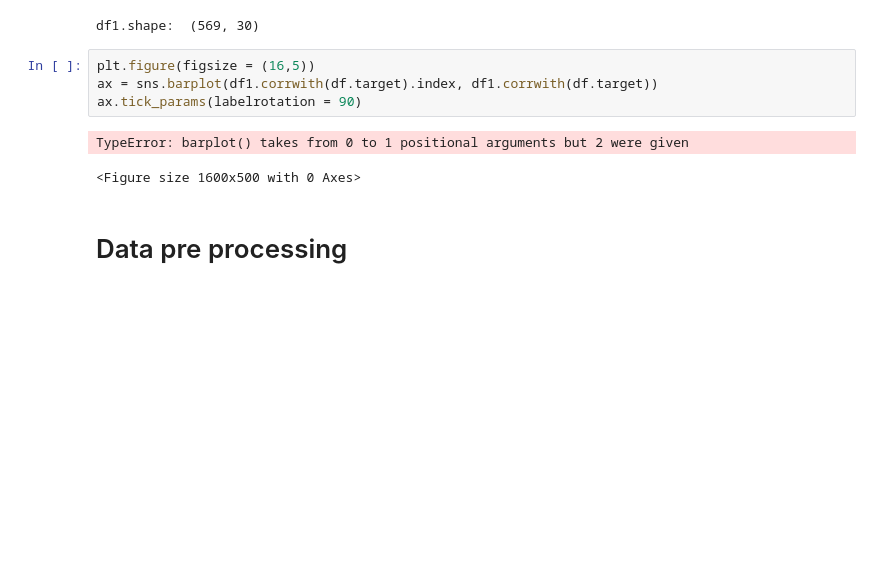
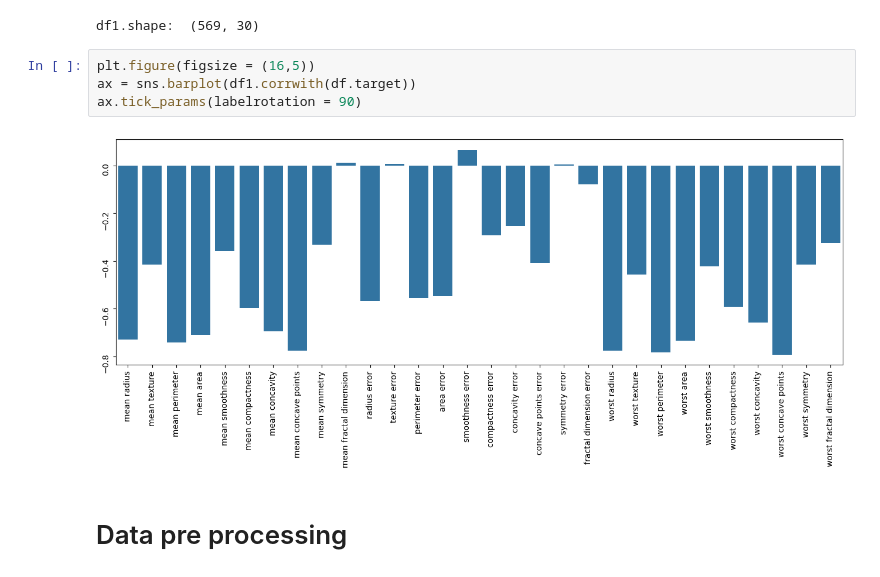
Before and after one commit to JaneeshaJ2001/Deep-Learning-Practise, a Jupyter notebook: Breast_Cancer_Detection.ipynb, the cells around one changed output. Saved outputs shown, nothing was run; the diff lists cells and outputs as text; blank space fills up the shorter version.

```diff
--- a/Breast_Cancer_Detection.ipynb
+++ b/Breast_Cancer_Detection.ipynb
@@ -191,11 +191,10 @@ print('df1.shape: ', df1.shape)
 df1.shape:  (569, 30)
 # %%
 plt.figure(figsize = (16,5))
-ax = sns.barplot(df1.corrwith(df.target).index, df1.corrwith(df.target))
+ax = sns.barplot(df1.corrwith(df.target))
 ax.tick_params(labelrotation = 90)
 # %% [output]
-TypeError: barplot() takes from 0 to 1 positional arguments but 2 were given
-<Figure size 1600x500 with 0 Axes>
+[figure, added]
 # %% [markdown]
 # Data pre processing
 # %% [markdown]
```
Also changed, not shown: parts of 5 cells of this notebook.
